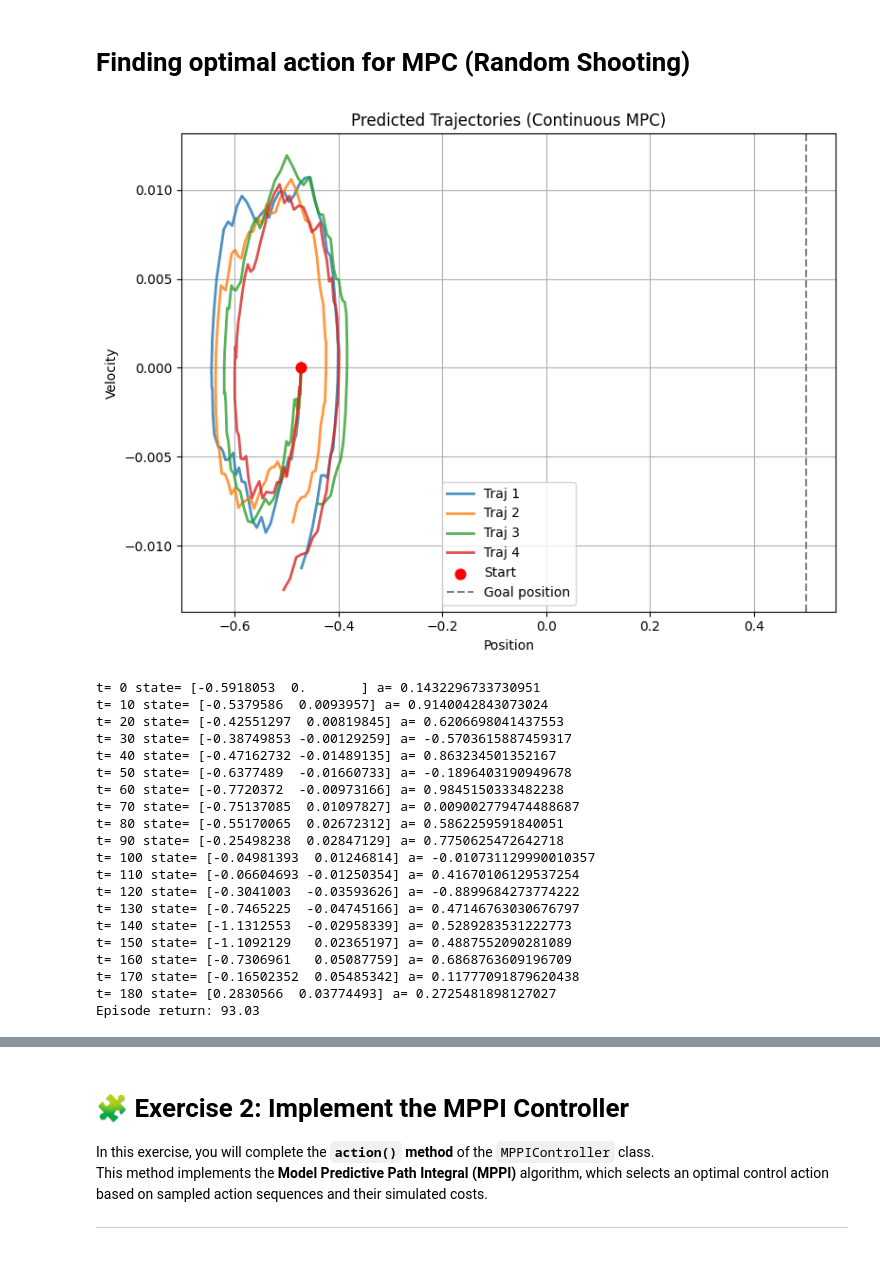
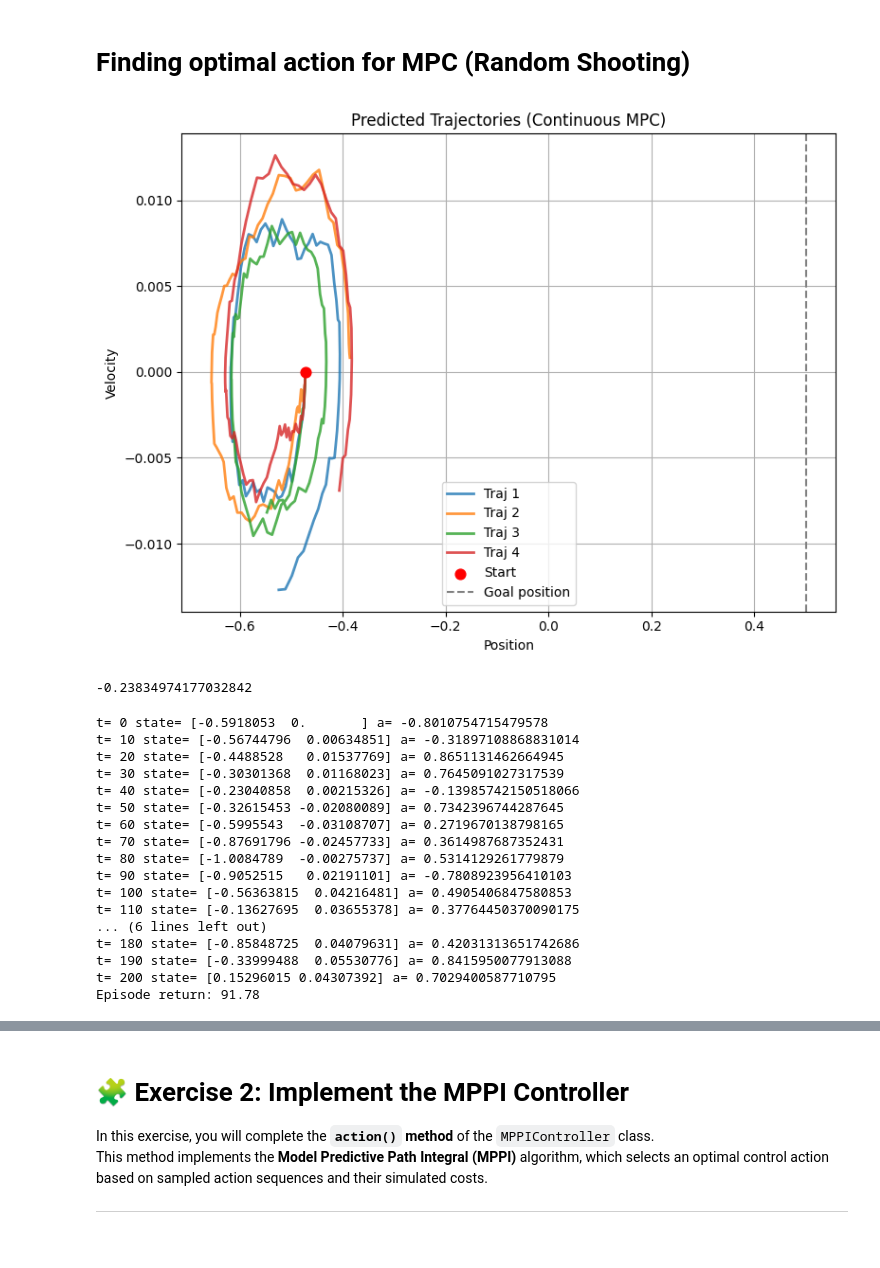
Before and after one commit to simkarwin/RL1, a Jupyter notebook: lab9_mountain_optimal.ipynb, the cells around one changed output, grey strips where cells are left out. Saved outputs shown, nothing was run; the diff lists cells and outputs as text; code cells hidden in the pictures.

```diff
--- a/lab9_mountain_optimal.ipynb
+++ b/lab9_mountain_optimal.ipynb
@@ -155,39 +155,41 @@ def plot_trajectories(state, best_traj):
 # %%
 import matplotlib.pyplot as plt
 import numpy as np
 
 # --------------------------------------------------------------
 #  MPC (Random Shooting)
 # --------------------------------------------------------------
 
 def mpc_action(state, H=25, N_seq=200, plot=False, plot_best=10, repeat=5):
     """
     Random Shooting MPC for continuous actions in [-1, 1].
     Each GP predicts Δposition and Δvelocity given (pos, vel, action).
     """
 
     ########### TODO ####################
     # 1. Sample action sequences
-
+    action_sequences = [[np.random.uniform(-1, 1) for i in range(H)] for _ in range(N_seq)]
     # 2. Roll out trajectories
-
+    all_traj, costs = roll_out_n_trajectories(state, action_sequences)
     # 3. Select top trajectories
-
+    ranked_trajectories = sorted(zip(costs, all_traj, action_sequences), key=lambda x: x[0])
 
     # Plot the best predicted trajectories
     if plot:
-        best_traj = [all_traj[i] for i in best_idx]
+        best_traj = [ranked_trajectories[i][1] for i in range(plot_best)]
         plot_trajectories(state, best_traj)
 
     # 4. Return the first action of the best sequence
-    best_action = ???
+    best_action = ranked_trajectories[0][2][0]
     return best_action
 
 
 obs, _ = env.reset(seed=0)
 a = mpc_action(obs, H=80, N_seq=100, plot=True, plot_best=4)
+print(a)
 # %% [output]
-[figure, old version]
+[figure, new version]
+-0.23834974177032842
 # %%
 # --------------------------------------------------------------
 # Running in the gym environment
@@ -225,26 +227,23 @@ for t in range(steps):
 print(f"Episode return: {returns:.2f}")
 env.close()
 # %% [output]
-t= 0 state= [-0.5918053  0.       ] a= 0.1432296733730951
-t= 10 state= [-0.5379586  0.0093957] a= 0.9140042843073024
-t= 20 state= [-0.42551297  0.00819845] a= 0.6206698041437553
-t= 30 state= [-0.38749853 -0.00129259] a= -0.5703615887459317
-t= 40 state= [-0.47162732 -0.01489135] a= 0.863234501352167
-t= 50 state= [-0.6377489  -0.01660733] a= -0.1896403190949678
-t= 60 state= [-0.7720372  -0.00973166] a= 0.9845150333482238
-t= 70 state= [-0.75137085  0.01097827] a= 0.009002779474488687
-t= 80 state= [-0.55170065  0.02672312] a= 0.5862259591840051
-t= 90 state= [-0.25498238  0.02847129] a= 0.7750625472642718
-t= 100 state= [-0.04981393  0.01246814] a= -0.010731129990010357
-t= 110 state= [-0.06604693 -0.01250354] a= 0.41670106129537254
-t= 120 state= [-0.3041003  -0.03593626] a= -0.8899684273774222
-t= 130 state= [-0.7465225  -0.04745166] a= 0.47146763030676797
-t= 140 state= [-1.1312553  -0.02958339] a= 0.5289283531222773
-t= 150 state= [-1.1092129   0.02365197] a= 0.4887552090281089
-t= 160 state= [-0.7306961   0.05087759] a= 0.6868763609196709
-t= 170 state= [-0.16502352  0.05485342] a= 0.11777091879620438
-t= 180 state= [0.2830566  0.03774493] a= 0.2725481898127027
-Episode return: 93.03
+t= 0 state= [-0.5918053  0.       ] a= -0.8010754715479578
+t= 10 state= [-0.56744796  0.00634851] a= -0.31897108868831014
+t= 20 state= [-0.4488528   0.01537769] a= 0.8651131462664945
+t= 30 state= [-0.30301368  0.01168023] a= 0.7645091027317539
+t= 40 state= [-0.23040858  0.00215326] a= -0.13985742150518066
+t= 50 state= [-0.32615453 -0.02080089] a= 0.7342396744287645
+t= 60 state= [-0.5995543  -0.03108707] a= 0.2719670138798165
+t= 70 state= [-0.87691796 -0.02457733] a= 0.3614987687352431
+t= 80 state= [-1.0084789  -0.00275737] a= 0.5314129261779879
+t= 90 state= [-0.9052515   0.02191101] a= -0.7808923956410103
+t= 100 state= [-0.56363815  0.04216481] a= 0.4905406847580853
+t= 110 state= [-0.13627695  0.03655378] a= 0.37764450370090175
+... (6 lines left out)
+t= 180 state= [-0.85848725  0.04079631] a= 0.42031313651742686
+t= 190 state= [-0.33999488  0.05530776] a= 0.8415950077913088
+t= 200 state= [0.15296015 0.04307392] a= 0.7029400587710795
+Episode return: 91.78
 # %%
 # trajectory is a list of [obs, a]
 # each obs is [pos, vel]
```
Also changed, not shown: parts of 4 cells of this notebook.
